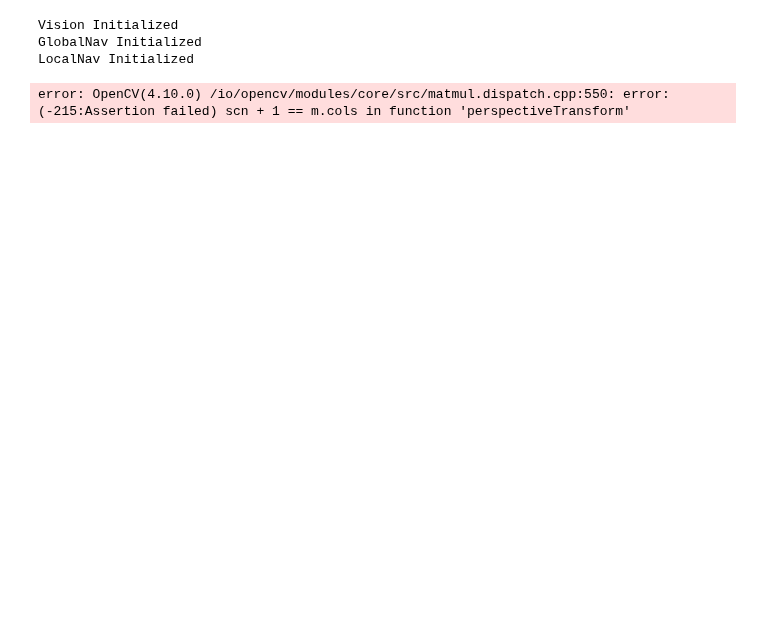
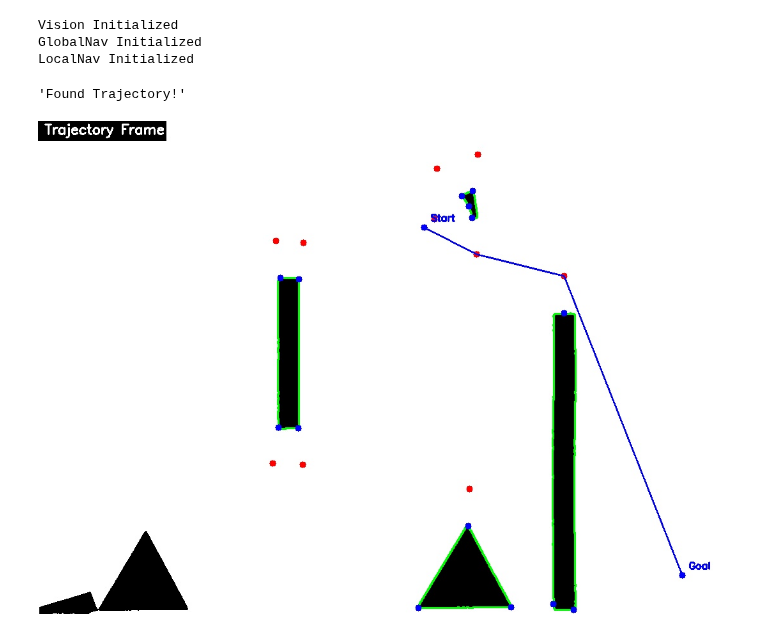
Before and after one commit to rayangdn/thymio-epfl, a Jupyter notebook: group_T46_report.ipynb, the cells around one changed output. Drawn from its saved outputs; the diff is of its cells as text; code cells hidden in the pictures; blank space fills up the shorter version.

```diff
--- a/group_T46_report.ipynb
+++ b/group_T46_report.ipynb
@@ -152,34 +150,36 @@ thymio_init_pos = None
 thymio_init_orientation = None
 
 try:
     # Try connecting to the webcam
     display(f"Trying to connect to device {webcam_device_id}...")
     if not vision.connect_webcam():
         display("Could not find webcam on any device ID. Please check connection.")
         exit(1)
     else:
         display(f"Successfully connected to device {webcam_device_id}")
     while not got_trajectory:
         original_frame, process_frame, thymio_init_pos, thymio_init_orientation, goal_pos, found_thymio, found_goal = vision.get_frame()
 
         if found_thymio and found_goal:
             trajectory_frame, trajectory_pos, obstacles_pos, got_trajectory = global_nav.get_trajectory(process_frame, thymio_init_pos, goal_pos)
 
         utils.display_frames(original_frame, process_frame, None)
         time.sleep(dt)
 
 except KeyboardInterrupt:
     display("User interrupted the kernel. Closing the webcam...")
 
 finally:
     # Release resources
     vision.cleanup_webcam()
+    time.sleep(1)
     if got_trajectory:
         display("Found Trajectory!")
     time.sleep(1)
     utils.display_frames(None, None, trajectory_frame)
 # %% [output]
-error: OpenCV(4.10.0) /io/opencv/modules/core/src/matmul.dispatch.cpp:550: error: (-215:Assertion failed) scn + 1 == m.cols in function 'perspectiveTransform'
+'Found Trajectory!'
+[figure, added]
 # %%
 if got_trajectory:
     obstacles_rounded = {k: np.round(v, 1) for k, v in obstacles_pos.items()}
```
Also changed, not shown: parts of 7 cells of this notebook, 5 other files.
